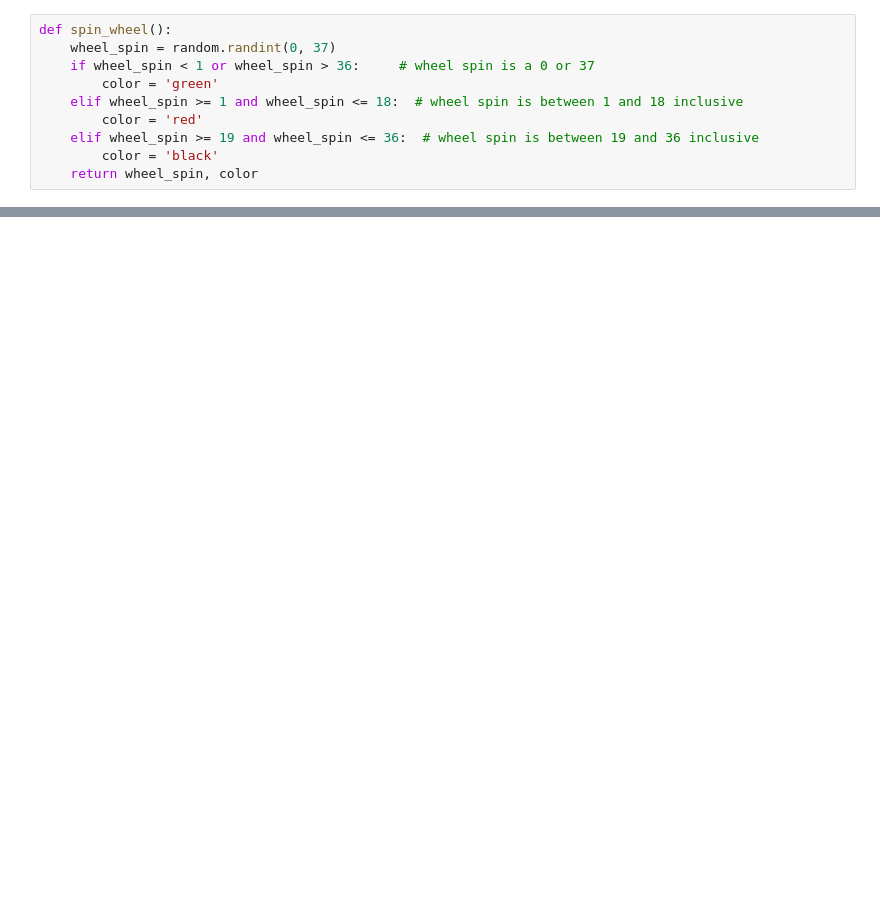
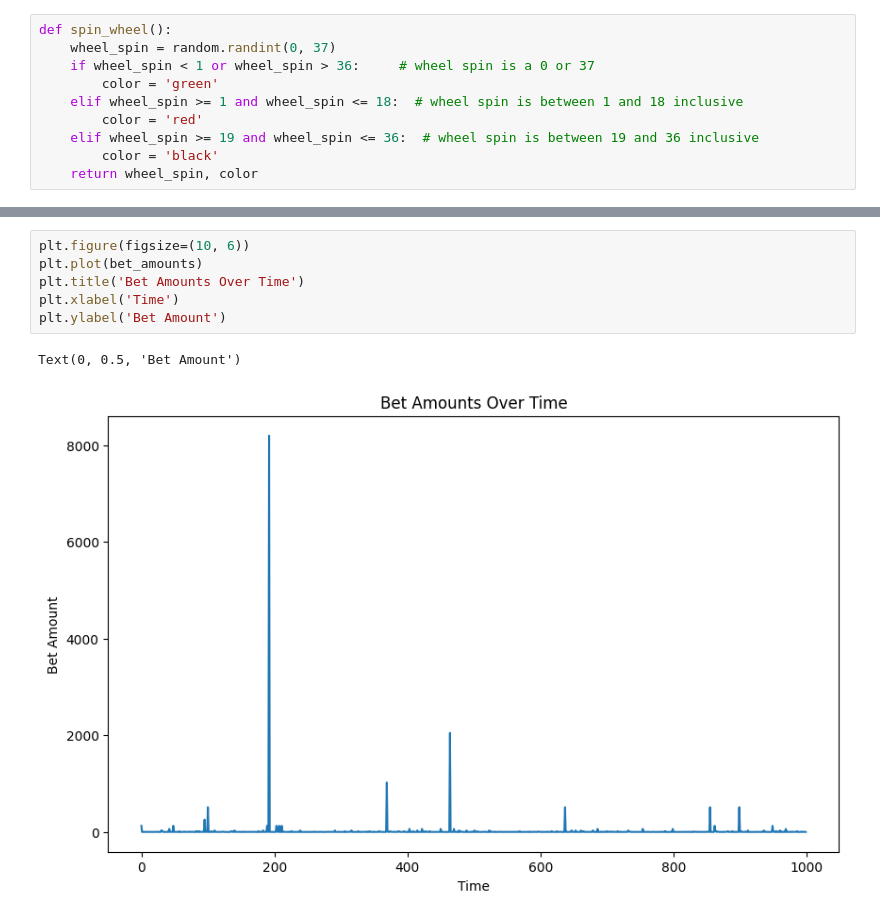
Before and after one commit to michaeledge27/mathModeling, a Jupyter notebook: projects/gamblingSystem.ipynb, the cells around one changed output, grey strips where cells are left out. Saved outputs shown, nothing was run; the diff lists cells and outputs as text; blank space fills up the shorter version.

```diff
--- a/projects/gamblingSystem.ipynb
+++ b/projects/gamblingSystem.ipynb
@@ -57,0 +149,9 @@ bet_on('red', 1, 10)
+# %%
+plt.figure(figsize=(10, 6))
+plt.plot(bet_amounts)
+plt.title('Bet Amounts Over Time')
+plt.xlabel('Time')
+plt.ylabel('Bet Amount')
+# %% [output]
+Text(0, 0.5, 'Bet Amount')
+[figure, added]
```
Also changed, not shown: parts of 16 cells of this notebook.
